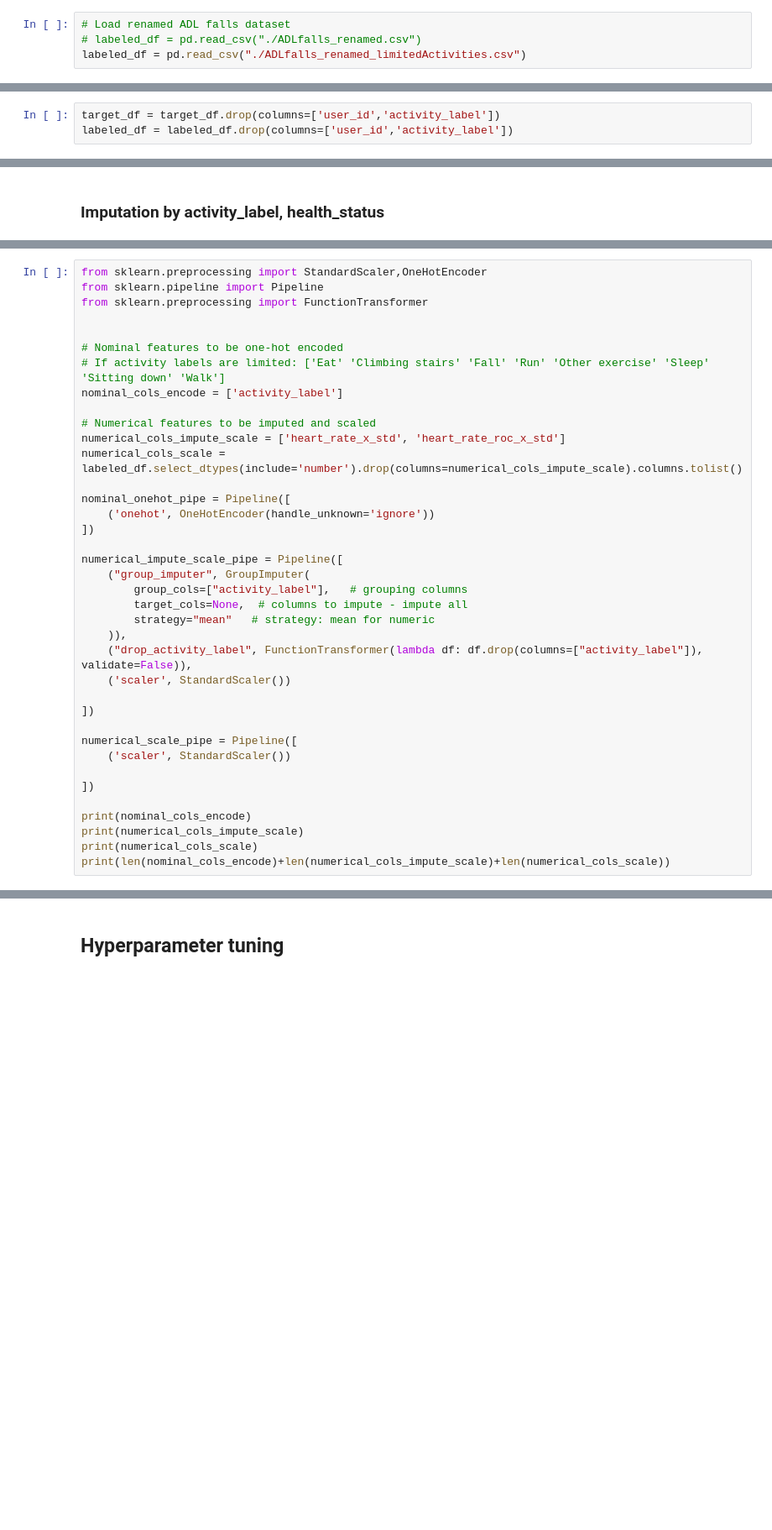
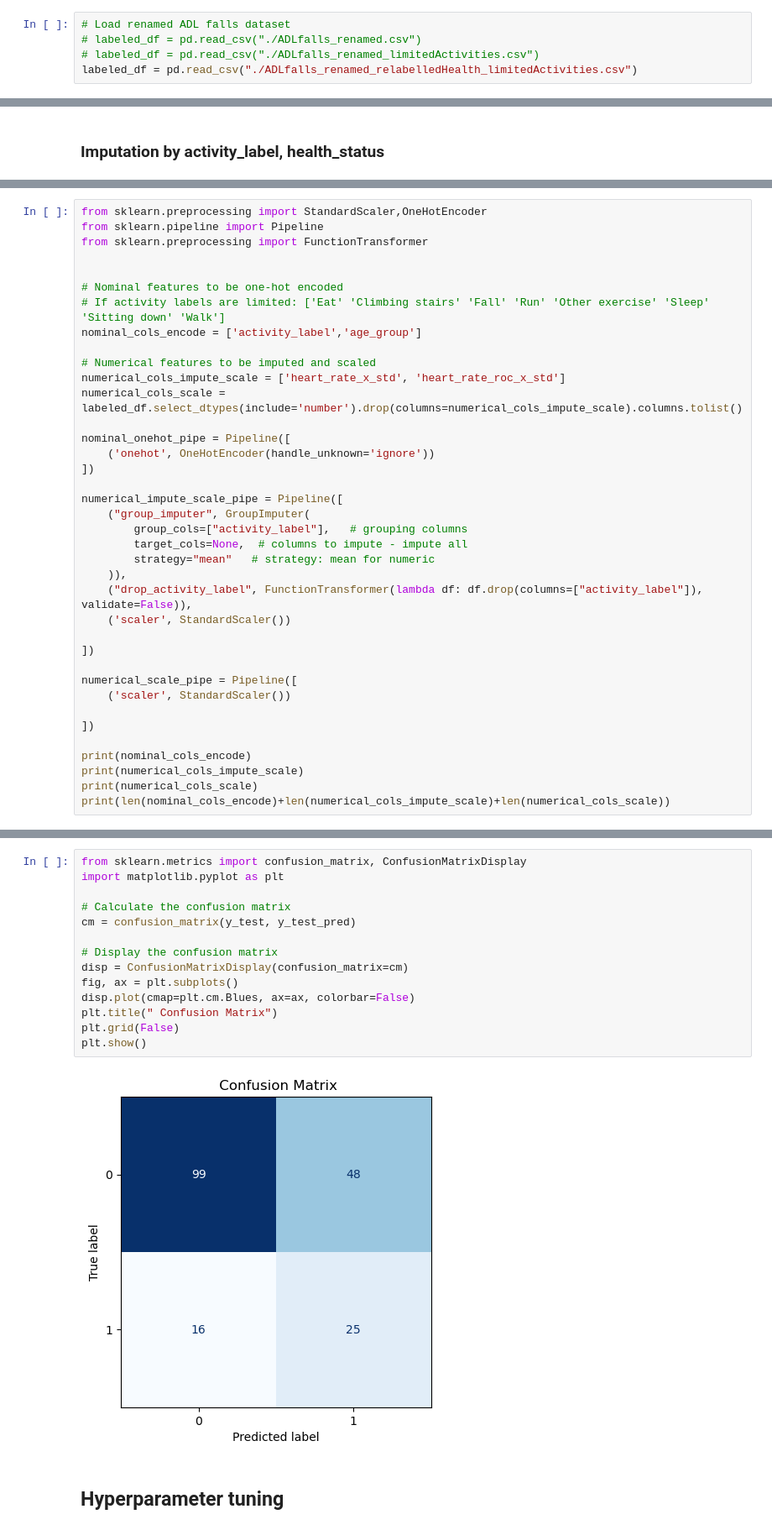
Before and after one commit to cheriechia/iti113_adls, a Jupyter notebook: training.ipynb, the cells around one changed output, grey strips where cells are left out. Shown: that part at 84% size. Saved outputs shown, nothing was run; the diff lists cells and outputs as text; blank space fills up the shorter version.

Commit message:
relabelled healthy/unhealthy, tested with logreg & tuned randomforest, with and without young adults

```diff
--- a/training.ipynb
+++ b/training.ipynb
@@ -9,7 +9,8 @@ from pprint import pprint
 # %%
 # Load renamed ADL falls dataset
 # labeled_df = pd.read_csv("./ADLfalls_renamed.csv")
-labeled_df = pd.read_csv("./ADLfalls_renamed_limitedActivities.csv")
+# labeled_df = pd.read_csv("./ADLfalls_renamed_limitedActivities.csv")
+labeled_df = pd.read_csv("./ADLfalls_renamed_relabelledHealth_limitedActivities.csv")
 # %%
 print(labeled_df.info())
 # %% [output]
@@ -279,3 +130,0 @@ labeled_df = labeled_df[labeled_df['activity_category'].notna()]
-# %%
-target_df = target_df.drop(columns=['user_id','activity_label'])
-labeled_df = labeled_df.drop(columns=['user_id','activity_label'])
@@ -384,7 +206,7 @@ from sklearn.preprocessing import FunctionTransformer
 
 # Nominal features to be one-hot encoded
 # If activity labels are limited: ['Eat' 'Climbing stairs' 'Fall' 'Run' 'Other exercise' 'Sleep' 'Sitting down' 'Walk']
-nominal_cols_encode = ['activity_label']
+nominal_cols_encode = ['activity_label','age_group']
 
 # Numerical features to be imputed and scaled
 numerical_cols_impute_scale = ['heart_rate_x_std', 'heart_rate_roc_x_std']
@@ -576,3 +468,19 @@ weighted avg       0.64      0.64      0.64        55
+# %%
+from sklearn.metrics import confusion_matrix, ConfusionMatrixDisplay
+import matplotlib.pyplot as plt
+
+# Calculate the confusion matrix
+cm = confusion_matrix(y_test, y_test_pred)
+
+# Display the confusion matrix
+disp = ConfusionMatrixDisplay(confusion_matrix=cm)
+fig, ax = plt.subplots()
+disp.plot(cmap=plt.cm.Blues, ax=ax, colorbar=False)
+plt.title(" Confusion Matrix")
+plt.grid(False)
+plt.show()
+# %% [output]
+[figure, added]
 # %% [markdown]
 ## Hyperparameter tuning
 # %%
```
Also changed, not shown: parts of 54 cells of this notebook, 1 other file.
